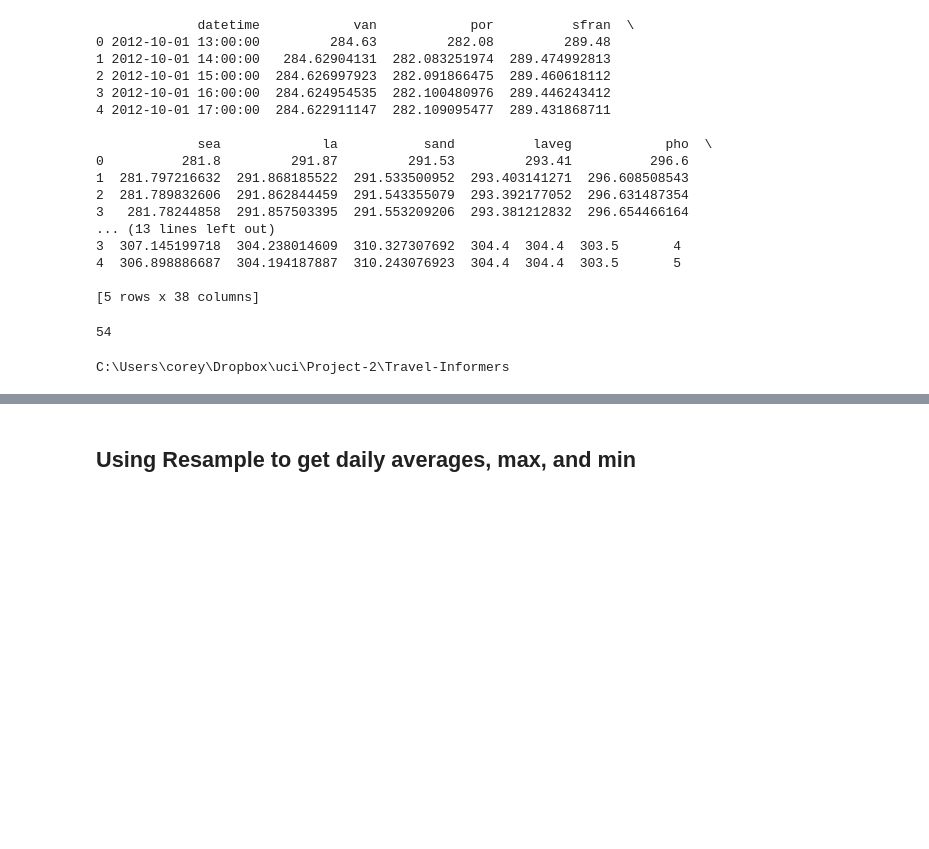
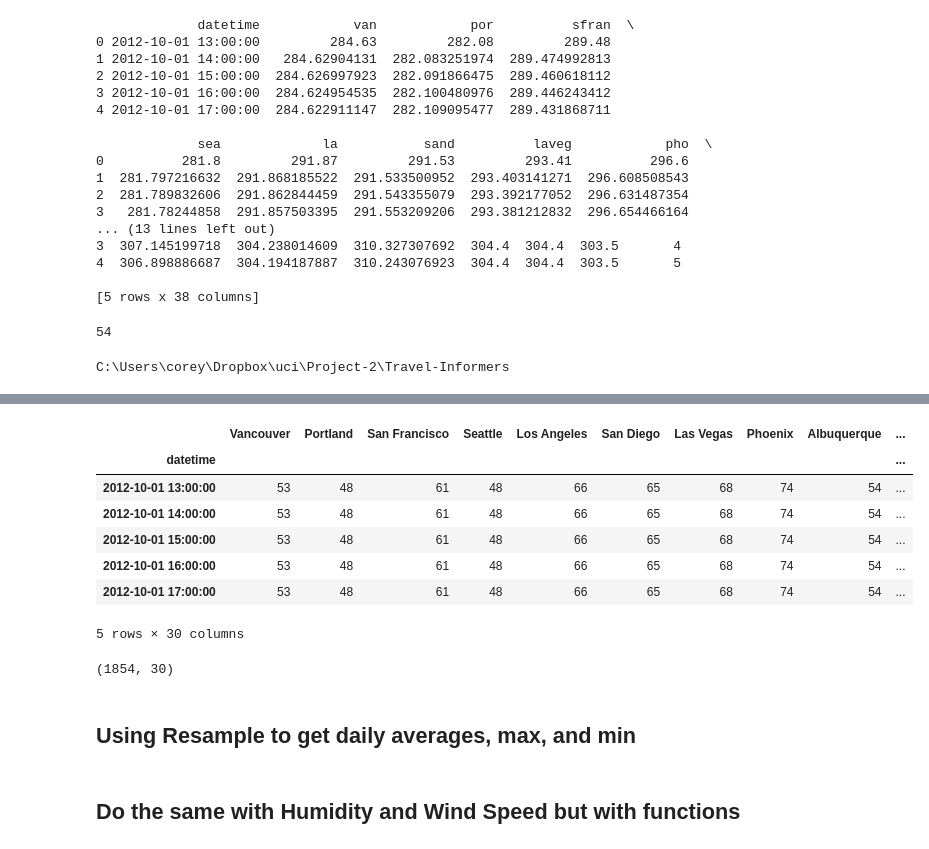
Before and after one commit to totopi/Travel-Informers, a Jupyter notebook: data_engineering.ipynb, the cells around one changed output, grey strips where cells are left out. Drawn from its saved outputs; the diff is of its cells as text; code cells hidden in the pictures; blank space fills up the shorter version.

```diff
--- a/data_engineering.ipynb
+++ b/data_engineering.ipynb
@@ -78,5 +102,19 @@ memory usage: 12.8 MB
 # %%
 # convert to f
-temp_clean = temp.apply(lambda x: kelvin_to_F(x)).dropna()
+temp_clean = temp.apply(lambda x: kelvin_to_F(x)).dropna().astype('int')
+temp_clean.head()
+# %% [output]
+|  | Vancouver | Portland | San Francisco | Seattle | Los Angeles | San Diego | Las Vegas | Phoenix | Albuquerque | ... |
+| datetime |  |  |  |  |  |  |  |  |  | ... |
+| 2012-10-01 13:00:00 | 53 | 48 | 61 | 48 | 66 | 65 | 68 | 74 | 54 | ... |
+| 2012-10-01 14:00:00 | 53 | 48 | 61 | 48 | 66 | 65 | 68 | 74 | 54 | ... |
+| 2012-10-01 15:00:00 | 53 | 48 | 61 | 48 | 66 | 65 | 68 | 74 | 54 | ... |
+| 2012-10-01 16:00:00 | 53 | 48 | 61 | 48 | 66 | 65 | 68 | 74 | 54 | ... |
+| 2012-10-01 17:00:00 | 53 | 48 | 61 | 48 | 66 | 65 | 68 | 74 | 54 | ... |
+5 rows × 30 columns
+# %%
+np.shape(temp_clean.resample('D').mean())
+# %% [output]
+(1854, 30)
 # %% [markdown]
 ## Using Resample to get daily averages, max, and min
@@ -85,3 +124,5 @@ temp_clean.resample("D").mean().to_csv('historical-hourly-weather-data/daily_avg
 temp_clean.resample("M").mean().to_csv('historical-hourly-weather-data/monthly_avg_temps.csv', encoding='utf-8')
 temp_clean.resample("D").min().to_csv('historical-hourly-weather-data/daily_min_temps.csv', encoding='utf-8')
 temp_clean.resample("D").max().to_csv('historical-hourly-weather-data/daily_max_temps.csv', encoding='utf-8')
+# %% [markdown]
+## Do the same with Humidity and Wind Speed but with functions
```
Also changed, not shown: parts of 13 cells of this notebook, 10 other files.
